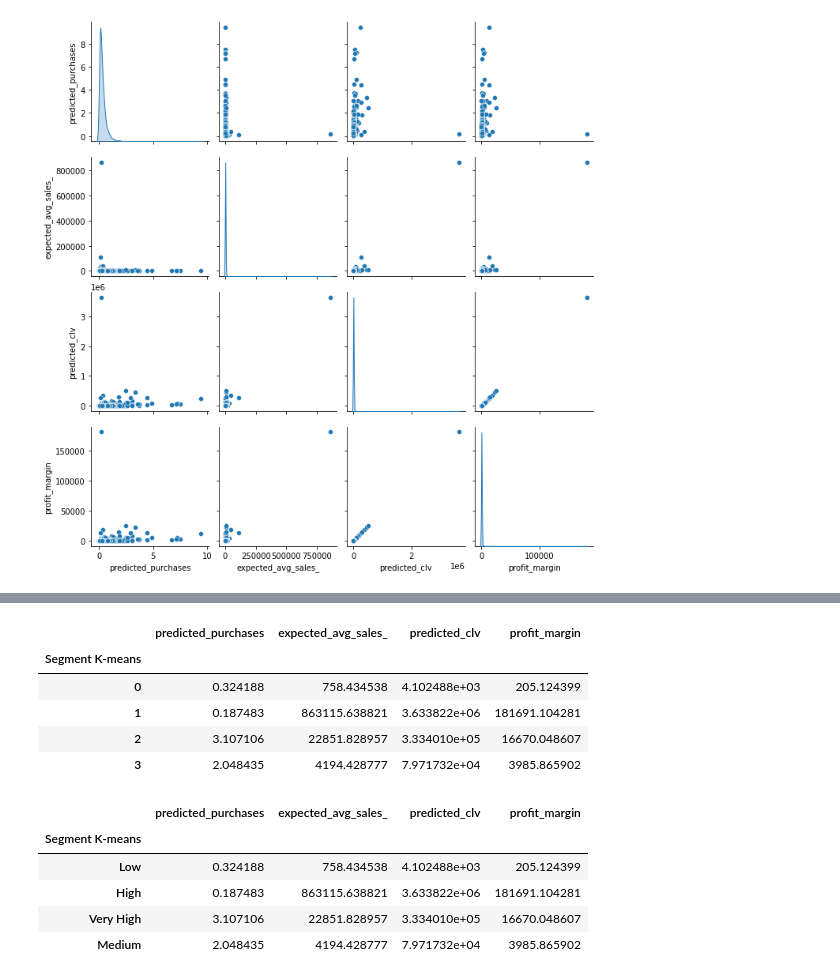
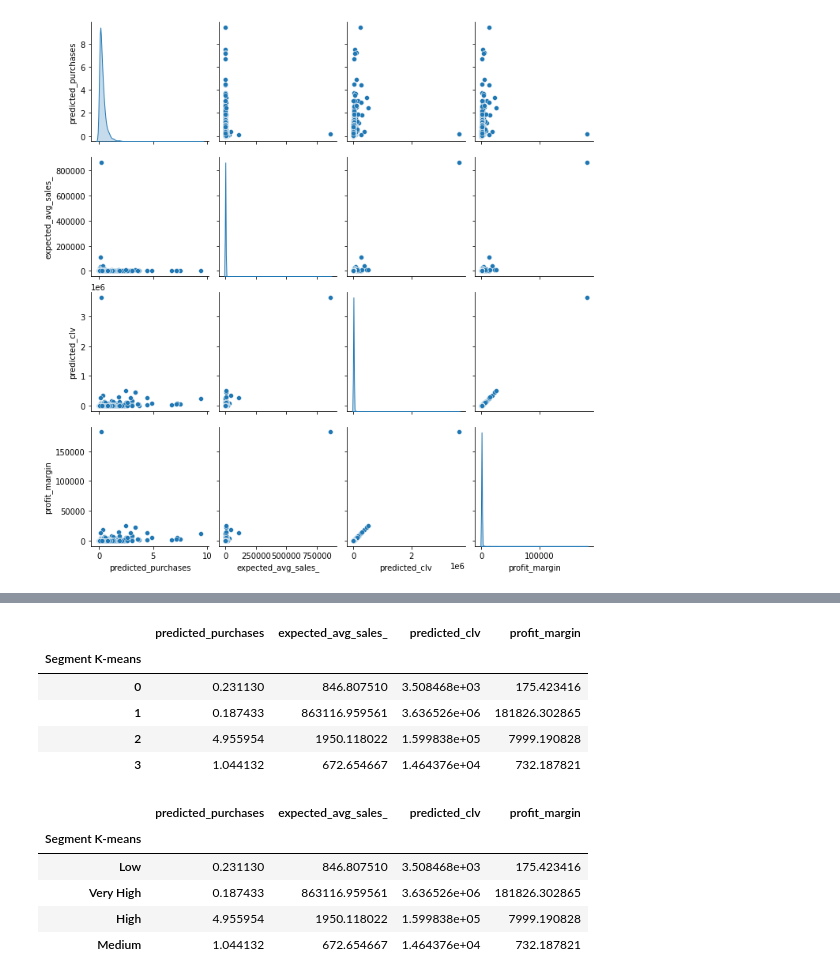
Before and after one commit to mahapara2411/devopsgit, a Jupyter notebook: Pareto_NBD_Customer_Segmentation.ipynb, the cells around one changed output, grey strips where cells are left out. Saved outputs shown, nothing was run; the diff lists cells and outputs as text; code cells hidden in the pictures.

```diff
--- a/Pareto_NBD_Customer_Segmentation.ipynb
+++ b/Pareto_NBD_Customer_Segmentation.ipynb
@@ -445,4 +449,4 @@ plt.show()
 # %%
 kmeans = KMeans(n_clusters = 4, init = 'k-means++', random_state = 42)
-# %%
-labels=kmeans.fit(new_df)
+# %%
+kmeans.fit(scaled)
@@ -449,28 +455,28 @@ labels=kmeans.fit(new_df)
 # %%
 df_segm_kmeans= new_df.copy()
-new_df['Segment K-means'] = kmeans.labels_
+df_segm_kmeans['Segment K-means'] = kmeans.labels_
 # %%
-df_segm_analysis = new_df.groupby(['Segment K-means']).mean()
+df_segm_analysis = df_segm_kmeans.groupby(['Segment K-means']).mean()
 df_segm_analysis
 # %% [output]
 |  | predicted_purchases | expected_avg_sales_ | predicted_clv | profit_margin |
 | Segment K-means |  |  |  |  |
-| 0 | 0.324188 | 758.434538 | 4.102488e+03 | 205.124399 |
-| 1 | 0.187483 | 863115.638821 | 3.633822e+06 | 181691.104281 |
-| 2 | 3.107106 | 22851.828957 | 3.334010e+05 | 16670.048607 |
-| 3 | 2.048435 | 4194.428777 | 7.971732e+04 | 3985.865902 |
+| 0 | 0.231130 | 846.807510 | 3.508468e+03 | 175.423416 |
+| 1 | 0.187433 | 863116.959561 | 3.636526e+06 | 181826.302865 |
+| 2 | 4.955954 | 1950.118022 | 1.599838e+05 | 7999.190828 |
+| 3 | 1.044132 | 672.654667 | 1.464376e+04 | 732.187821 |
 # %%
 df_segm_analysis.rename({0:'Low',
-                         1:'High',
-                         2:'Very High',
+                         1:'Very High',
+                         2:'High',
                          3:'Medium'})
 # %% [output]
 |  | predicted_purchases | expected_avg_sales_ | predicted_clv | profit_margin |
 | Segment K-means |  |  |  |  |
-| Low | 0.324188 | 758.434538 | 4.102488e+03 | 205.124399 |
-| High | 0.187483 | 863115.638821 | 3.633822e+06 | 181691.104281 |
-| Very High | 3.107106 | 22851.828957 | 3.334010e+05 | 16670.048607 |
-| Medium | 2.048435 | 4194.428777 | 7.971732e+04 | 3985.865902 |
+| Low | 0.231130 | 846.807510 | 3.508468e+03 | 175.423416 |
+| Very High | 0.187433 | 863116.959561 | 3.636526e+06 | 181826.302865 |
+| High | 4.955954 | 1950.118022 | 1.599838e+05 | 7999.190828 |
+| Medium | 1.044132 | 672.654667 | 1.464376e+04 | 732.187821 |
 # %%
 # Add the segment labels to our table
 df_segm_kmeans['Labels'] = df_segm_kmeans['Segment K-means'].map({0:'Low',
```
Also changed, not shown: parts of 56 cells of this notebook.
